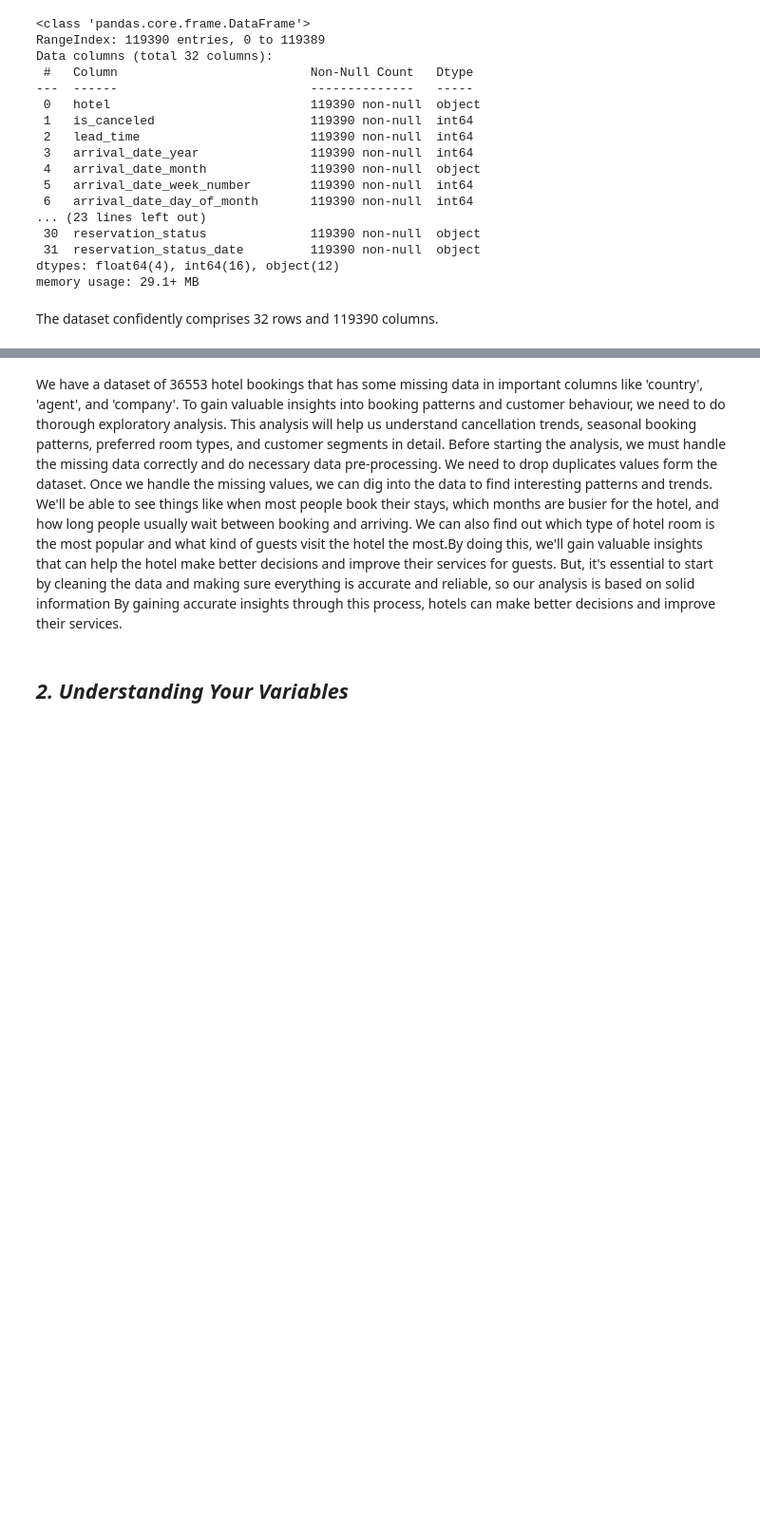
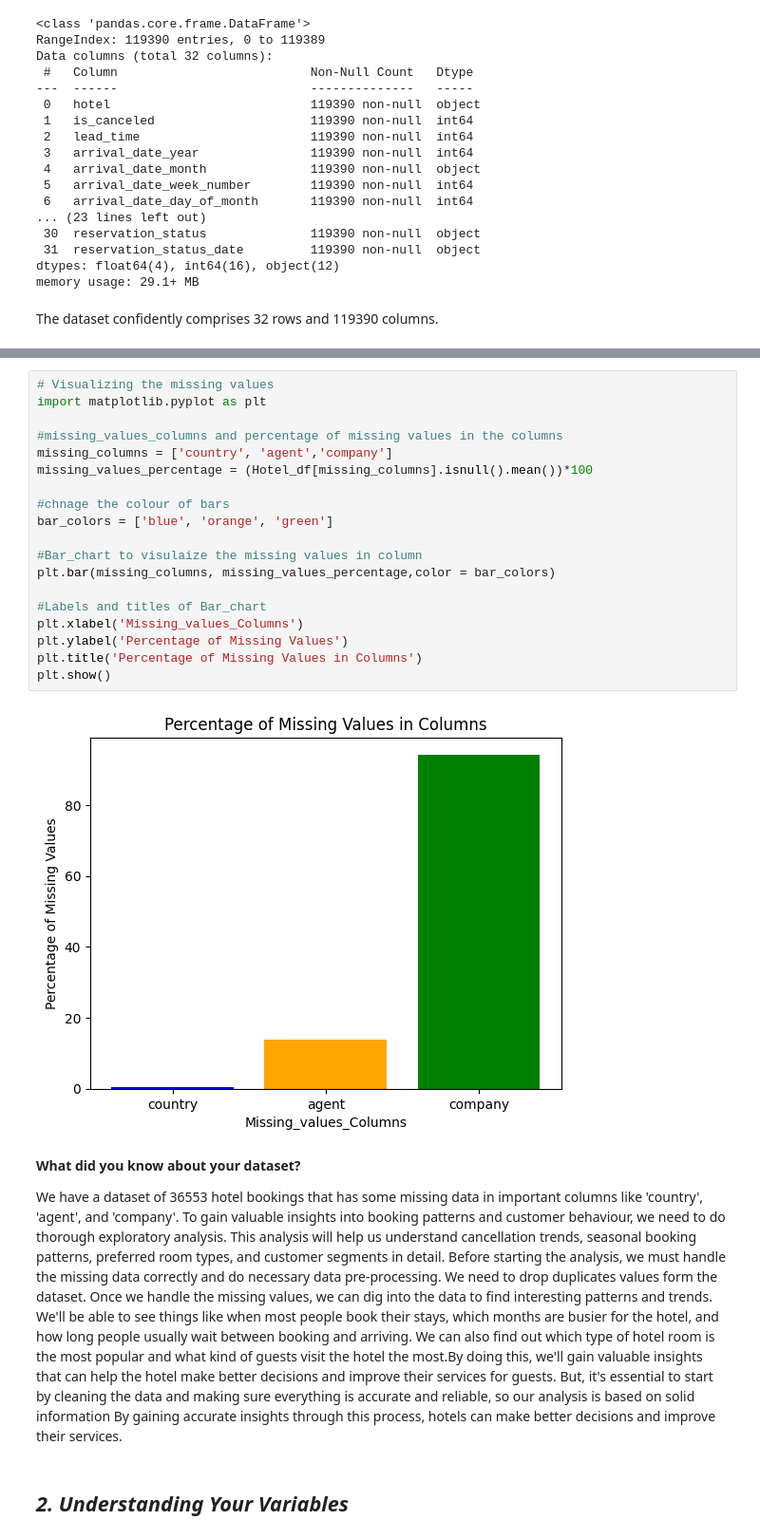
Before and after one commit to Sonall2023/Capstone_EDA_Hotel_booking, a Jupyter notebook: Hotel_Booking_Analysis.ipynb, the cells around one changed output, grey strips where cells are left out. Shown: that part at 95% size. Cells and saved outputs as stored; diff of their text form; blank space fills up the shorter version.

```diff
--- a/Hotel_Booking_Analysis.ipynb
+++ b/Hotel_Booking_Analysis.ipynb
@@ -212,4 +234,27 @@ The dataset confidently comprises 32 rows and 119390 columns.
+# %%
+# Visualizing the missing values
+import matplotlib.pyplot as plt
+
+#missing_values_columns and percentage of missing values in the columns
+missing_columns = ['country', 'agent','company']
+missing_values_percentage = (Hotel_df[missing_columns].isnull().mean())*100
+
+#chnage the colour of bars
+bar_colors = ['blue', 'orange', 'green']
+
+#Bar_chart to visulaize the missing values in column
+plt.bar(missing_columns, missing_values_percentage,color = bar_colors)
+
+#Labels and titles of Bar_chart
+plt.xlabel('Missing_values_Columns')
+plt.ylabel('Percentage of Missing Values')
+plt.title('Percentage of Missing Values in Columns')
+plt.show()
+# %% [output]
+[figure, added]
 # %% [markdown]
+**What did you know about your dataset?**
+
 We have a dataset of 36553 hotel bookings that has some missing data in important columns like 'country', 'agent', and 'company'. To gain valuable insights into booking patterns and customer behaviour, we need to do thorough exploratory analysis. This analysis will help us understand cancellation trends, seasonal booking patterns, preferred room types, and customer segments in detail. Before starting the analysis, we must handle the missing data correctly and do necessary data pre-processing. We need to drop duplicates values form the dataset.
 Once we handle the missing values, we can dig into the data to find interesting patterns and trends. We'll be able to see things like when most people book their stays, which months are busier for the hotel, and how long people usually wait between booking and arriving. We can also find out which type of hotel room is the most popular and what kind of guests visit the hotel the most.By doing this, we'll gain valuable insights that can help the hotel make better decisions and improve their services for guests. But, it's essential to start by cleaning the data and making sure everything is accurate and reliable, so our analysis is based on solid information
 By gaining accurate insights through this process, hotels can make better decisions and improve their services.
```
Also changed, not shown: parts of 35 cells of this notebook.
